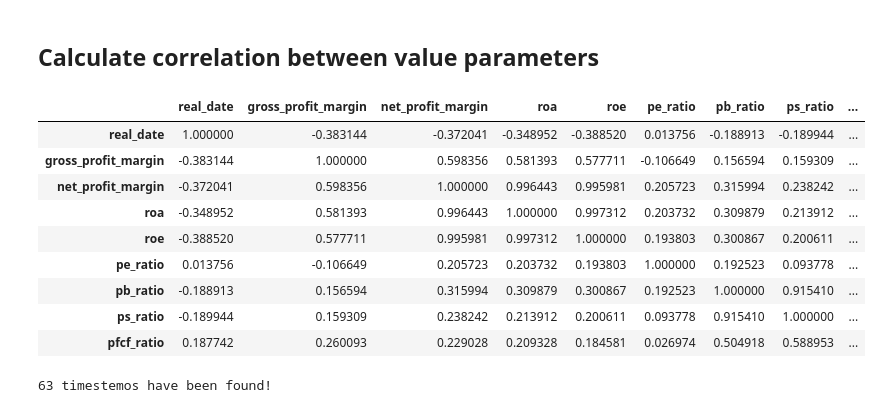
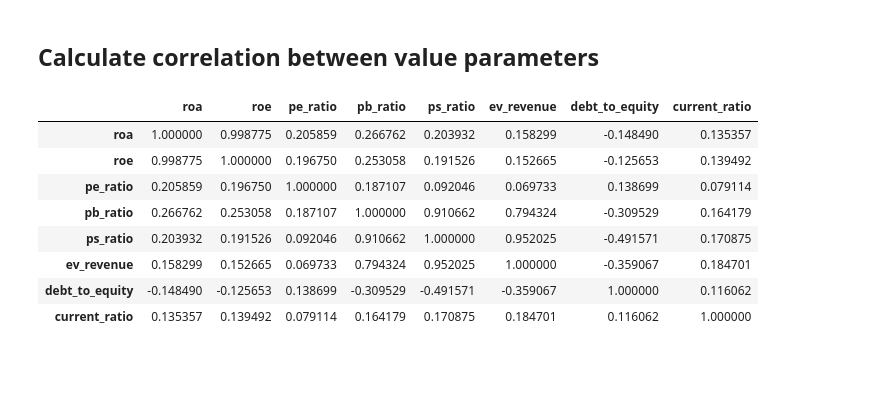
Before and after one commit to zsoltnagy89/Economy, a Jupyter notebook: notebooks/value_investing/notebooks/austevoll_national.ipynb, the cells around one changed output. Cells and saved outputs as stored; diff of their text form; code cells hidden in the pictures; blank space fills up the shorter version.

```diff
--- a/notebooks/value_investing/notebooks/austevoll_national.ipynb
+++ b/notebooks/value_investing/notebooks/austevoll_national.ipynb
@@ -12,7 +12,7 @@ import ipynb.fs.full.utils as utils
 # 1. Load raw input
 ## Hardcoded block
 # %%
-evaluate_last_X_years = True
+evaluate_last_X_years = False
 X=7
 currency_pair = 'NOK=X'
 numbers_in_currency = 'NOK'
@@ -296,17 +222,15 @@ for column in merged_nat_curr.columns[-8:]:
 # %% [markdown]
 ## Calculate correlation between value parameters
 # %%
-corr_matrix = pd.DataFrame(merged_nat_curr, columns=['real_date', 'gross_profit_margin', 'net_profit_margin', 'roa', 'roe', 'pe_ratio', 'pb_ratio', 'ps_ratio', 'pfcf_ratio'])
-# find independent columns
-corr_matrix.corr()
+# calulate value parameters Pearson's correlation coefficient
+pd.DataFrame(merged_nat_curr, columns=['roa', 'roe', 'pe_ratio', 'pb_ratio', 'ps_ratio', 'ev_revenue', 'debt_to_equity', 'current_ratio']).corr()
 # %% [output]
-|  | real_date | gross_profit_margin | net_profit_margin | roa | roe | pe_ratio | pb_ratio | ps_ratio | ... |
-| real_date | 1.000000 | -0.383144 | -0.372041 | -0.348952 | -0.388520 | 0.013756 | -0.188913 | -0.189944 | ... |
-| gross_profit_margin | -0.383144 | 1.000000 | 0.598356 | 0.581393 | 0.577711 | -0.106649 | 0.156594 | 0.159309 | ... |
-| net_profit_margin | -0.372041 | 0.598356 | 1.000000 | 0.996443 | 0.995981 | 0.205723 | 0.315994 | 0.238242 | ... |
-| roa | -0.348952 | 0.581393 | 0.996443 | 1.000000 | 0.997312 | 0.203732 | 0.309879 | 0.213912 | ... |
-| roe | -0.388520 | 0.577711 | 0.995981 | 0.997312 | 1.000000 | 0.193803 | 0.300867 | 0.200611 | ... |
-| pe_ratio | 0.013756 | -0.106649 | 0.205723 | 0.203732 | 0.193803 | 1.000000 | 0.192523 | 0.093778 | ... |
-| pb_ratio | -0.188913 | 0.156594 | 0.315994 | 0.309879 | 0.300867 | 0.192523 | 1.000000 | 0.915410 | ... |
-| ps_ratio | -0.189944 | 0.159309 | 0.238242 | 0.213912 | 0.200611 | 0.093778 | 0.915410 | 1.000000 | ... |
-| pfcf_ratio | 0.187742 | 0.260093 | 0.229028 | 0.209328 | 0.184581 | 0.026974 | 0.504918 | 0.588953 | ... |
+|  | roa | roe | pe_ratio | pb_ratio | ps_ratio | ev_revenue | debt_to_equity | current_ratio |
+| roa | 1.000000 | 0.998775 | 0.205859 | 0.266762 | 0.203932 | 0.158299 | -0.148490 | 0.135357 |
+| roe | 0.998775 | 1.000000 | 0.196750 | 0.253058 | 0.191526 | 0.152665 | -0.125653 | 0.139492 |
+| pe_ratio | 0.205859 | 0.196750 | 1.000000 | 0.187107 | 0.092046 | 0.069733 | 0.138699 | 0.079114 |
+| pb_ratio | 0.266762 | 0.253058 | 0.187107 | 1.000000 | 0.910662 | 0.794324 | -0.309529 | 0.164179 |
+| ps_ratio | 0.203932 | 0.191526 | 0.092046 | 0.910662 | 1.000000 | 0.952025 | -0.491571 | 0.170875 |
+| ev_revenue | 0.158299 | 0.152665 | 0.069733 | 0.794324 | 0.952025 | 1.000000 | -0.359067 | 0.184701 |
+| debt_to_equity | -0.148490 | -0.125653 | 0.138699 | -0.309529 | -0.491571 | -0.359067 | 1.000000 | 0.116062 |
+| current_ratio | 0.135357 | 0.139492 | 0.079114 | 0.164179 | 0.170875 | 0.184701 | 0.116062 | 1.000000 |
@@ -322,9 +236,0 @@ pfcfr = merged_nat_curr[(merged_nat_curr['pfcf_ratio']<= merged_nat_curr['pfcf_r
-# %%
-#test3 =  utils.list_intersect(gpm, roe)
-#test4 =  utils.list_intersect(test3, per)
-test5 =  utils.list_intersect(gpm, pbr)
-test6 =  utils.list_intersect(test5, psr)
-test7 =  utils.list_intersect(test6, pfcfr)
-print(len(test7), 'timestemos have been found!')
-# %% [output]
-63 timestemos have been found!
```
Also changed, not shown: parts of 24 cells of this notebook, 1 other file.
